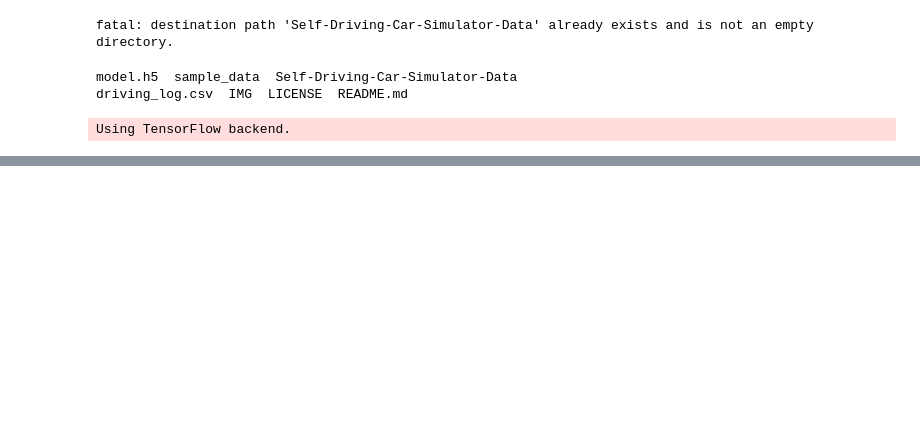
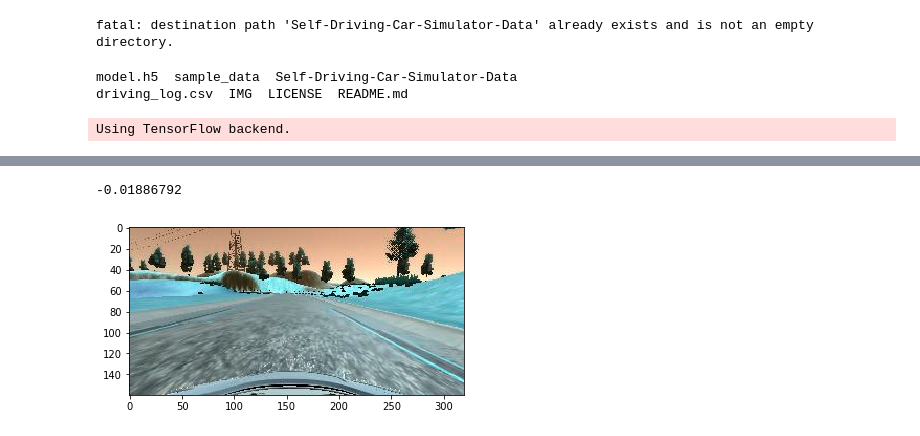
Before and after one commit to bessszilard/Udacity-Self-Driving-Car-Engineer-Nanodegree-Program, a Jupyter notebook: Project-4-Behavioral-Cloning/Behavioral_cloning_CNN.ipynb, the cells around one changed output, grey strips where cells are left out. Cells and saved outputs as stored; diff of their text form; code cells hidden in the pictures; blank space fills up the shorter version.

```diff
--- a/Project-4-Behavioral-Cloning/Behavioral_cloning_CNN.ipynb
+++ b/Project-4-Behavioral-Cloning/Behavioral_cloning_CNN.ipynb
@@ -102,0 +95,7 @@ print(measurements[100])
+# %%
+index = random.randint(0, len(measurements)-1)
+plt.imshow(images[index])
+print(measurements[index])
+# %% [output]
+-0.01886792
+[figure, added]
```
Also changed, not shown: parts of 6 cells of this notebook.
